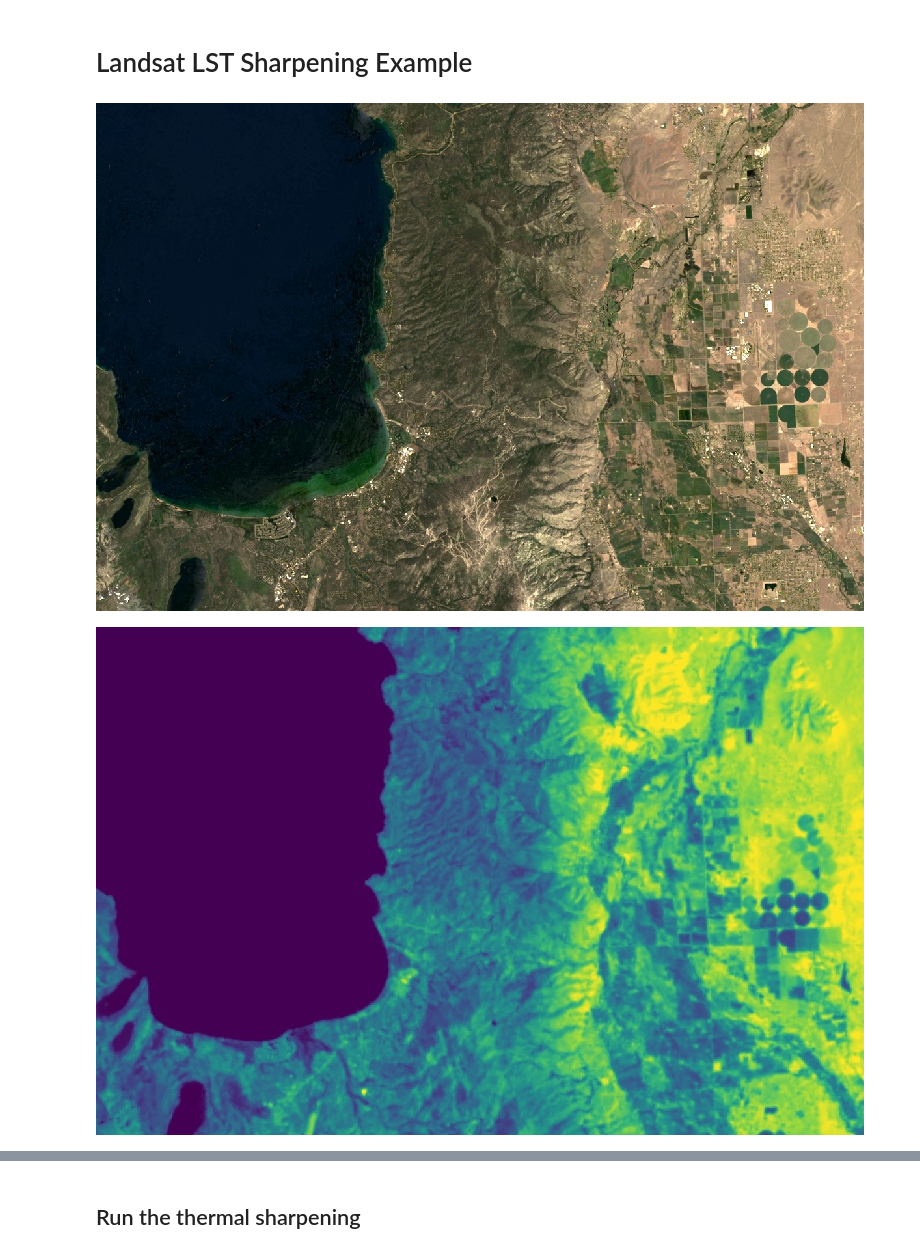
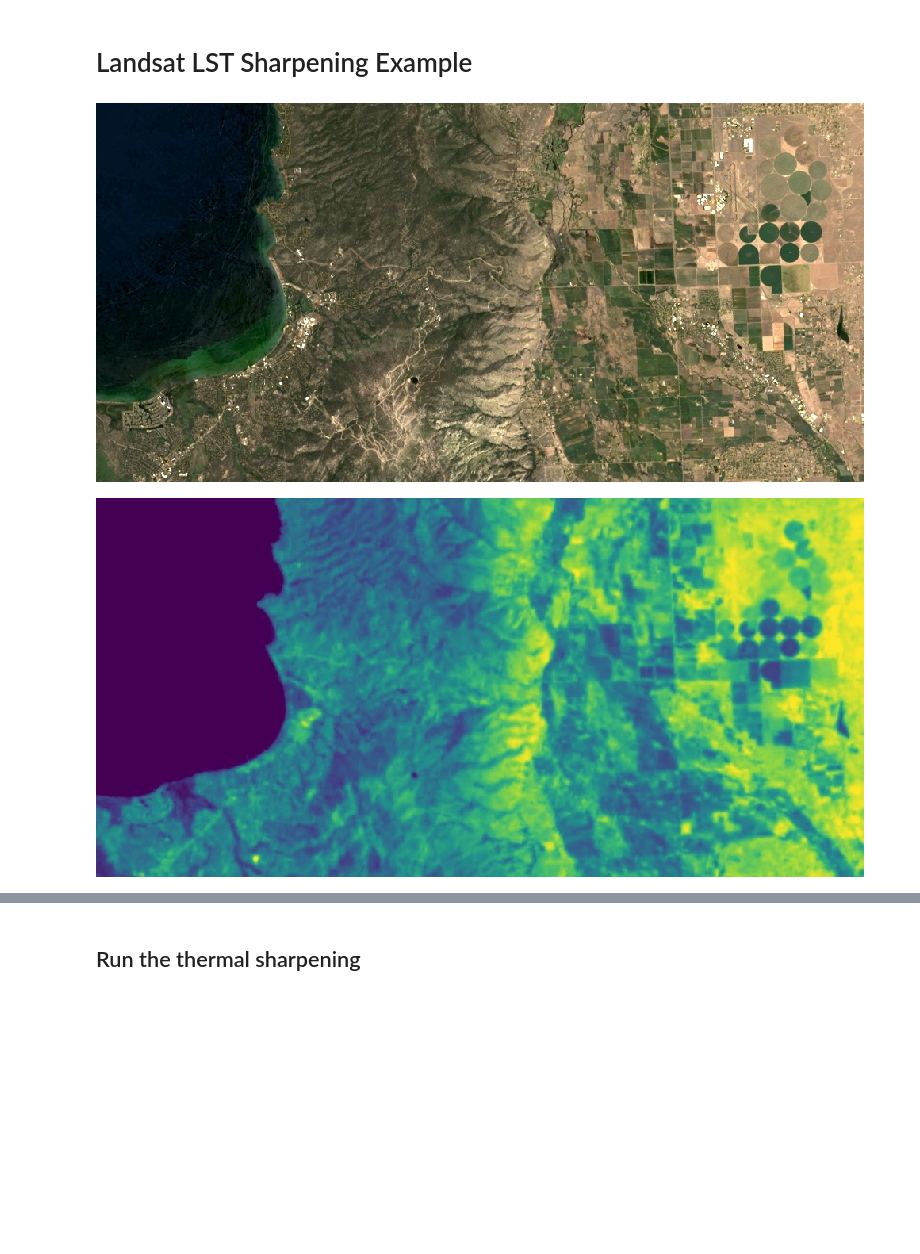
Before and after one commit to Open-ET/openet-landsat-lst, a Jupyter notebook: examples/landsat_thermal_sharpening.ipynb, the cells around one changed output, grey strips where cells are left out. Cells and saved outputs as stored; diff of their text form; code cells hidden in the pictures; blank space fills up the shorter version.

```diff
--- a/examples/landsat_thermal_sharpening.ipynb
+++ b/examples/landsat_thermal_sharpening.ipynb
@@ -18,26 +18,30 @@ ee.Initialize()
 # landsat_img = ee.Image(f'LANDSAT/LC09/C02/T1_L2/{landsat_id}')
 # region = landsat_img.geometry().buffer(-60000)
 
-
 # Checking for masking over Lake Tahoe
 landsat_id = 'LC09_043033_20240704'
-region = ee.Geometry.BBox(-120.1, 38.9, -119.7, 39.1)
+region = ee.Geometry.BBox(-120.03, 38.91, -119.70, 39.03)
 landsat_img = ee.Image(f'LANDSAT/LC09/C02/T1_L2/{landsat_id}')
 # %%
 viridis = ['#440154', '#433982', '#30678D', '#218F8B', '#36B677', '#8ED542', '#FDE725']
 image_size = 768
 # %%
-image_url = landsat_img.select([3, 2, 1]).multiply(0.0000275).add(-0.2)\
+image_url = (
+    landsat_img.select([3, 2, 1]).multiply(0.0000275).add(-0.2)
     .getThumbURL({'min': 0.0, 'max': 0.25, 'gamma': 1.25, 'dimensions':image_size, 'region': region})
+)
 Image(url=image_url, embed=True, format='png')
 # %% [output]
-[figure, old version]
+[figure, new version]
 # %%
-image_url = landsat_img.select(['ST_B10']).multiply(0.00341802).add(149.0)\
+# Land surface temperature image
+image_url = (
+    landsat_img.select(['ST_B10']).multiply(0.00341802).add(149.0)
     .getThumbURL({'min': 295, 'max': 330, 'palette': viridis, 'dimensions':image_size, 'region': region})
+)
 Image(url=image_url, embed=True, format='png')
 # %% [output]
-[figure, old version]
+[figure, new version]
 # %% [markdown]
 ## Prepare the Landsat image for sharpening
 
```
Also changed, not shown: parts of 3 cells of this notebook, 5 other files.
